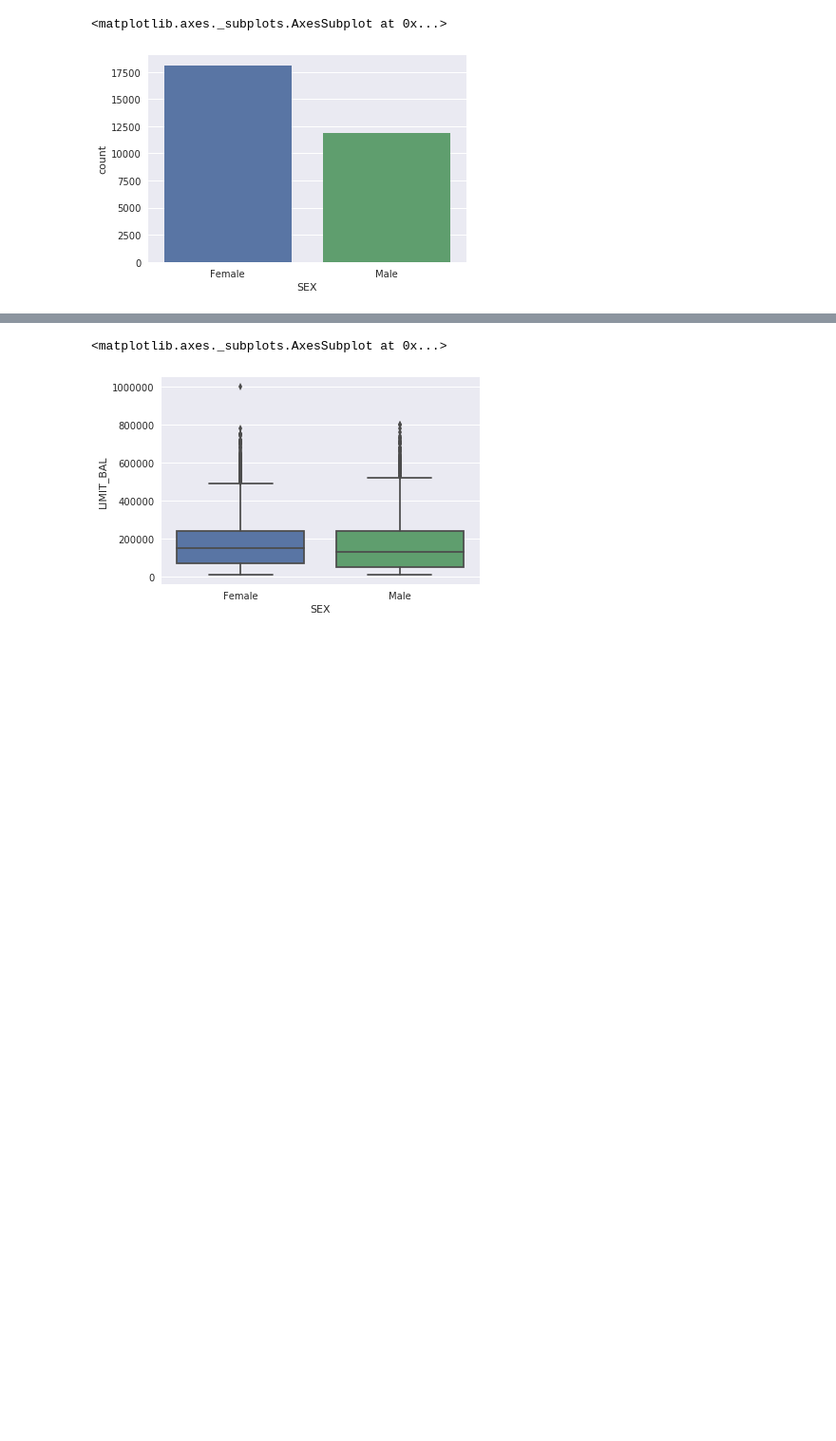
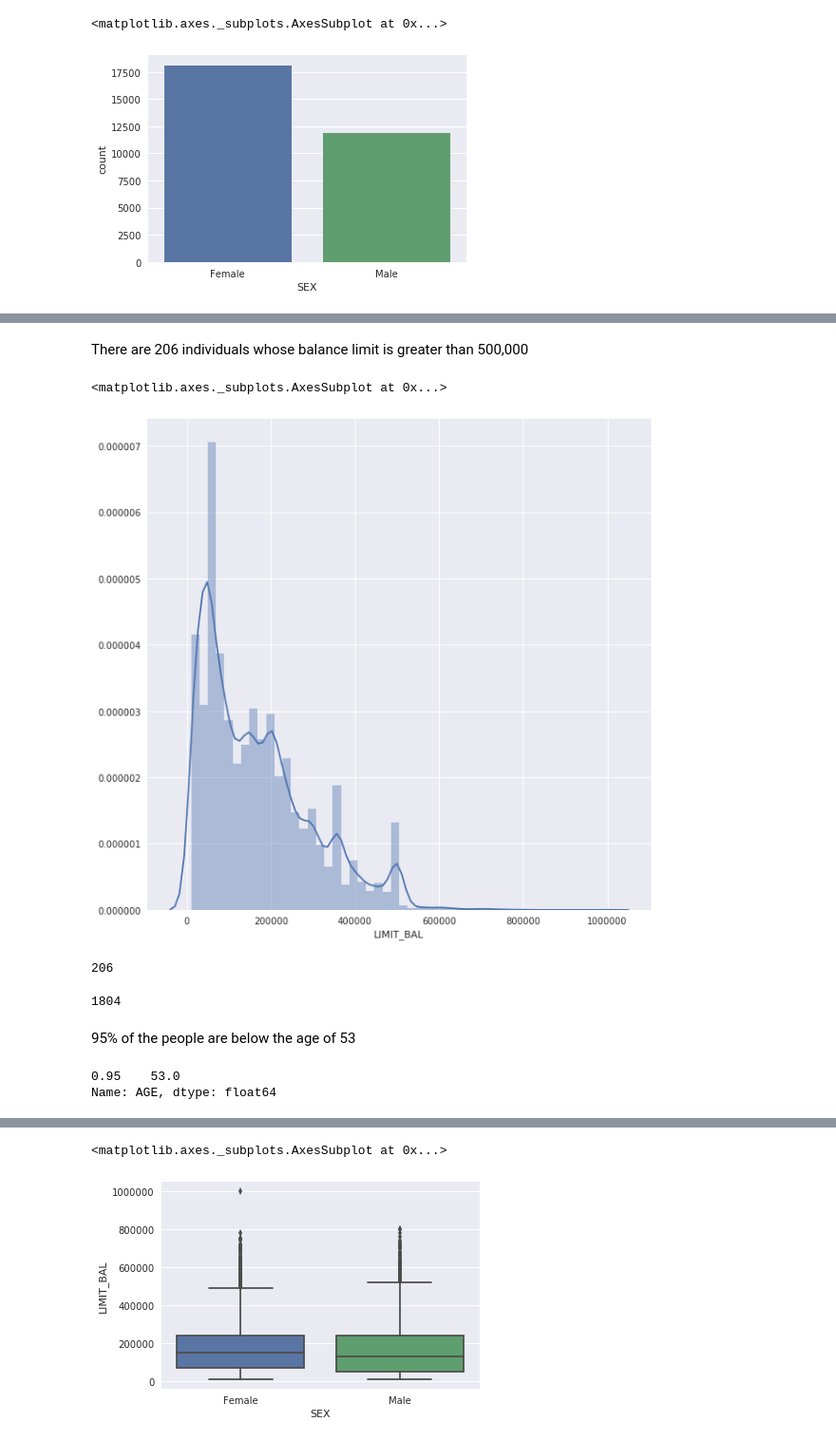
Before and after one commit to emiliedibbin/data_470_capstone, a Jupyter notebook: Exploratory Analysis.ipynb, the cells around one changed output, grey strips where cells are left out. Shown at 95% size. Saved outputs shown, nothing was run; the diff lists cells and outputs as text; code cells hidden in the pictures; blank space fills up the shorter version.

```diff
--- a/Exploratory Analysis.ipynb
+++ b/Exploratory Analysis.ipynb
@@ -173,0 +154,23 @@ df.groupby('SEX')['LIMIT_BAL','AGE'].max()
+# %% [markdown]
+There are 206 individuals whose balance limit is greater than 500,000
+# %%
+fig=plt.figure(figsize=(10,10))
+sns.distplot(df.LIMIT_BAL)
+# %% [output]
+<matplotlib.axes._subplots.AxesSubplot at 0x...>
+[figure, added]
+# %%
+sum(df.LIMIT_BAL > 500000)
+# %% [output]
+206
+# %%
+sum(df.LIMIT_BAL > 400000)
+# %% [output]
+1804
+# %% [markdown]
+95% of the people are below the age of 53
+# %%
+df.AGE.quantile([0.95])
+# %% [output]
+0.95    53.0
+Name: AGE, dtype: float64
```
Also changed, not shown: parts of 69 cells of this notebook, 2 other files.
